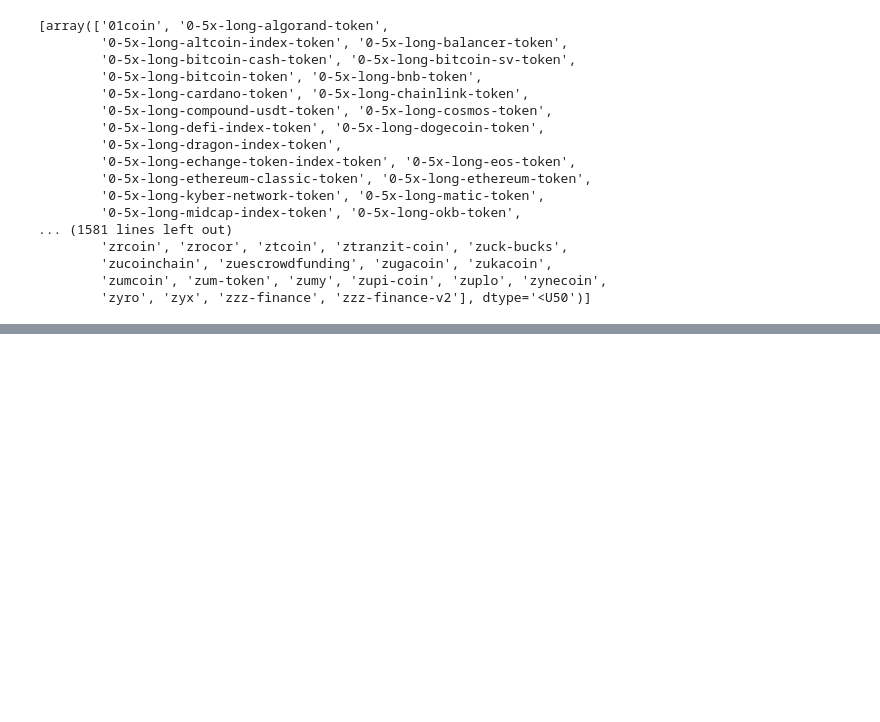
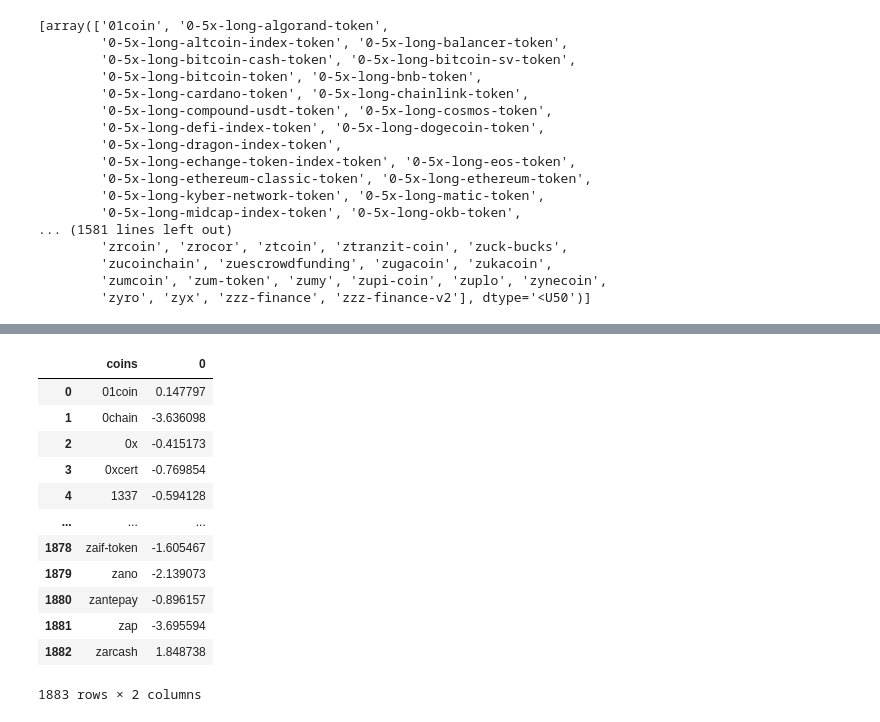
Before and after one commit to Shinan-tech/data-pt-ber-08-20, a Jupyter notebook: Projects/module-3_projects/04_final-project/Portfolio Optimization Using Python.ipynb, the cells around one changed output, grey strips where cells are left out. Saved outputs shown, nothing was run; the diff lists cells and outputs as text; code cells hidden in the pictures; blank space fills up the shorter version.

```diff
--- a/Projects/module-3_projects/04_final-project/Portfolio Optimization Using Python.ipynb
+++ b/Projects/module-3_projects/04_final-project/Portfolio Optimization Using Python.ipynb
@@ -453,0 +486,24 @@ coins_return_merged.head()
+# %%
+# calculate the annulised log return
+log_return = np.log(1 + coins_merged_clean.pct_change())
+# calculate the expected returns and annualised it 365
+annual_return_s = (log_return.mean() *365)
+df_coins = pd.DataFrame(annual_return_s)
+df_coins = df_coins.reset_index()
+df_coins.rename(columns={"index":"coins"}, inplace=True)
+df_coins.rename(index={"0":"annualised_return"}, inplace=True)
+df_coins
+# %% [output]
+|  | coins | 0 |
+| 0 | 01coin | 0.147797 |
+| 1 | 0chain | -3.636098 |
+| 2 | 0x | -0.415173 |
+| 3 | 0xcert | -0.769854 |
+| 4 | 1337 | -0.594128 |
+| ... | ... | ... |
+| 1878 | zaif-token | -1.605467 |
+| 1879 | zano | -2.139073 |
+| 1880 | zantepay | -0.896157 |
+| 1881 | zap | -3.695594 |
+| 1882 | zarcash | 1.848738 |
+1883 rows × 2 columns
```
Also changed, not shown: parts of 5 cells of this notebook, 1 other file.
